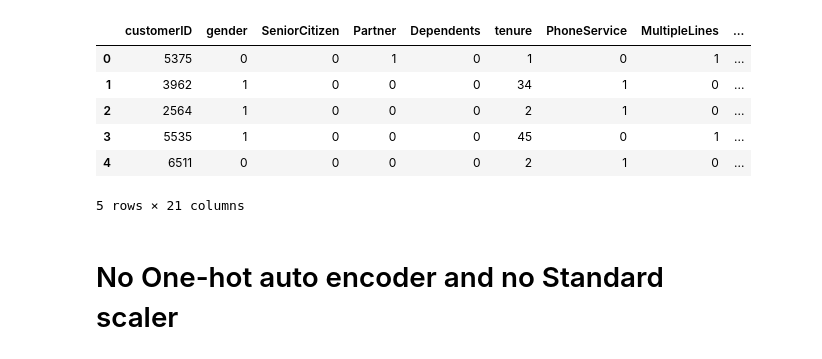
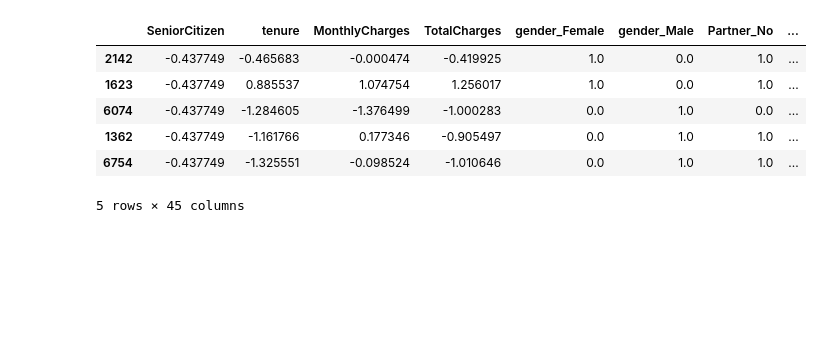
Before and after one commit to BBamkorphai/Telco-Churn-Prediction-Model-Intro-to-ML-and-DL-Project-, a Jupyter notebook: 02_Feature_Analysis.ipynb, the cells around one changed output. Cells and saved outputs as stored; diff of their text form; code cells hidden in the pictures; blank space fills up the shorter version.

```diff
--- a/02_Feature_Analysis.ipynb
+++ b/02_Feature_Analysis.ipynb
@@ -24,4 +28,6 @@ sns.set(style="white")
 # %%
 df = pd.read_csv(target_path("DataBase\Cleaned_data.csv"), encoding="utf-8")
+df = df.drop(columns=['customerID'])
+df = df.rename(columns={'Churn': 'label'})
 df.head()
 # %% [output]
@@ -34,0 +42,24 @@ df.head()
+# %%
+categorical_feature_list = ["gender",
+    "Partner",
+    "Dependents",
+    "PhoneService",
+    "MultipleLines",
+    "InternetService",
+    "OnlineSecurity",
+    "OnlineBackup",
+    "DeviceProtection",
+    "TechSupport",
+    "StreamingTV",
+    "StreamingMovies",
+    "Contract",
+    "PaperlessBilling",
+    "PaymentMethod",
+]
+
+numerical_feature_list = [
+    'SeniorCitizen',
+    'tenure',
+    'MonthlyCharges',
+    'TotalCharges',
+]
@@ -115,8 +177,9 @@ plt.show()
-# %%
-encoders = {}
-
-for col in df.columns:
-    if df[col].dtype == "object":
-        le = LabelEncoder()
-        df[col] = le.fit_transform(df[col].astype(str))
-        encoders[col] = le
+# %%
+X_train, y_train, X_test, y_test = model_input_preparation(df,
+    categorical_feature_list,
+    numerical_feature_list,
+    one_hot = True,
+    scaler = True,
+    test_size = 0.2,
+    seed = 42
+)
@@ -123,12 +193,10 @@ for col in df.columns:
 # %%
-df.head()
+X_train.head()
 # %% [output]
-|  | customerID | gender | SeniorCitizen | Partner | Dependents | tenure | PhoneService | MultipleLines | ... |
-| 0 | 5375 | 0 | 0 | 1 | 0 | 1 | 0 | 1 | ... |
-| 1 | 3962 | 1 | 0 | 0 | 0 | 34 | 1 | 0 | ... |
-| 2 | 2564 | 1 | 0 | 0 | 0 | 2 | 1 | 0 | ... |
-| 3 | 5535 | 1 | 0 | 0 | 0 | 45 | 0 | 1 | ... |
-| 4 | 6511 | 0 | 0 | 0 | 0 | 2 | 1 | 0 | ... |
+|  | SeniorCitizen | tenure | MonthlyCharges | TotalCharges | gender_Female | gender_Male | Partner_No | ... |
+| 2142 | -0.437749 | -0.465683 | -0.000474 | -0.419925 | 1.0 | 0.0 | 1.0 | ... |
+| 1623 | -0.437749 | 0.885537 | 1.074754 | 1.256017 | 1.0 | 0.0 | 1.0 | ... |
+| 6074 | -0.437749 | -1.284605 | -1.376499 | -1.000283 | 0.0 | 1.0 | 0.0 | ... |
+| 1362 | -0.437749 | -1.161766 | 0.177346 | -0.905497 | 0.0 | 1.0 | 1.0 | ... |
+| 6754 | -0.437749 | -1.325551 | -0.098524 | -1.010646 | 0.0 | 1.0 | 1.0 | ... |
-5 rows × 21 columns
+5 rows × 45 columns
-# %% [markdown]
-# No One-hot auto encoder and no Standard scaler
```
Also changed, not shown: parts of 75 cells of this notebook, 1 other file.
